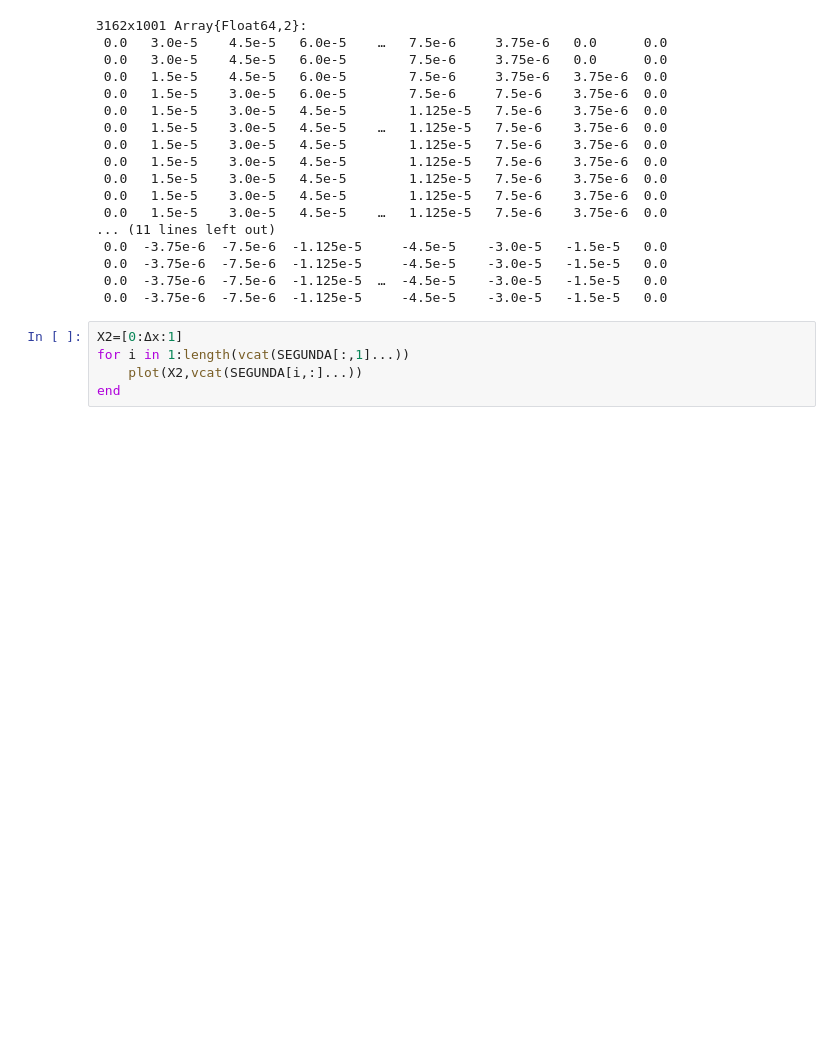
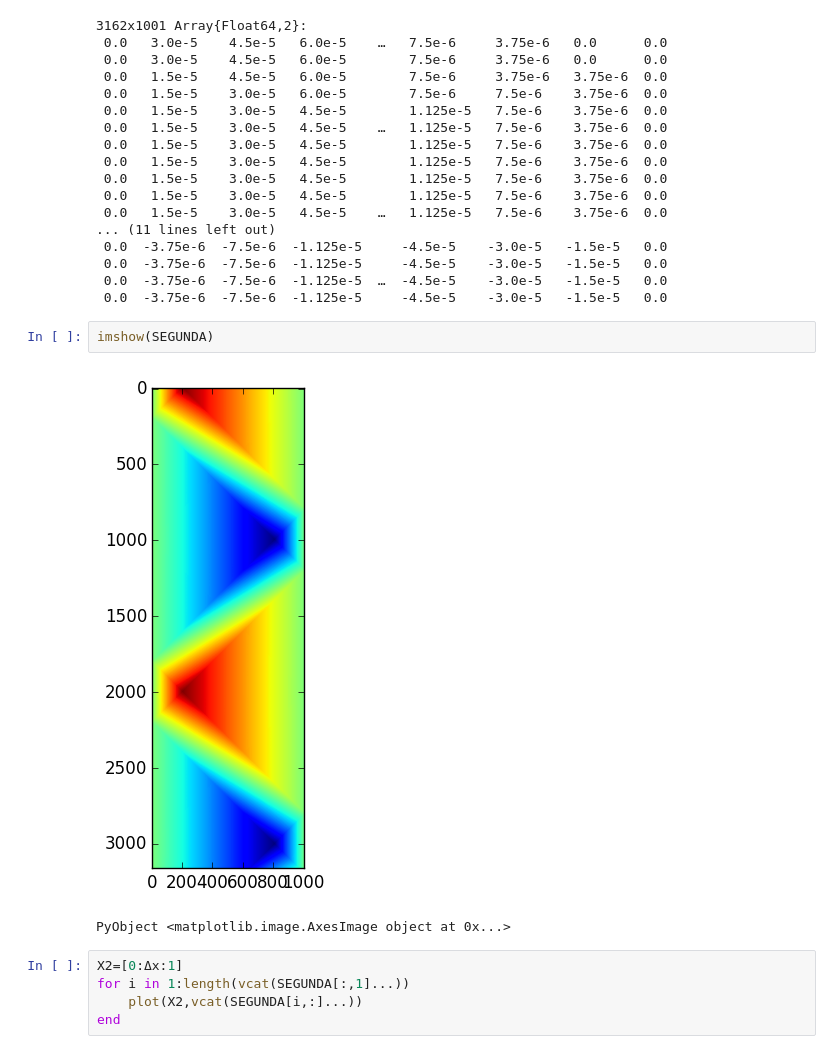
Before and after one commit to Ceboc/Cuerda, a Jupyter notebook: Proyecto.ipynb, the cells around one changed output. Saved outputs shown, nothing was run; the diff lists cells and outputs as text; blank space fills up the shorter version.

```diff
--- a/Proyecto.ipynb
+++ b/Proyecto.ipynb
@@ -263,6 +268,11 @@ SEGUNDA = GUITARRA(CI_PICOS, T, μ, Δx, Δt, N)
  0.0  -3.75e-6  -7.5e-6  -1.125e-5     -4.5e-5    -3.0e-5   -1.5e-5   0.0
  0.0  -3.75e-6  -7.5e-6  -1.125e-5  …  -4.5e-5    -3.0e-5   -1.5e-5   0.0
  0.0  -3.75e-6  -7.5e-6  -1.125e-5     -4.5e-5    -3.0e-5   -1.5e-5   0.0
+# %%
+imshow(SEGUNDA)
+# %% [output]
+[figure, added]
+PyObject <matplotlib.image.AxesImage object at 0x...>
 # %%
 X2=[0:Δx:1]
 for i in 1:length(vcat(SEGUNDA[:,1]...))
```
Also changed, not shown: parts of 3 cells of this notebook.
